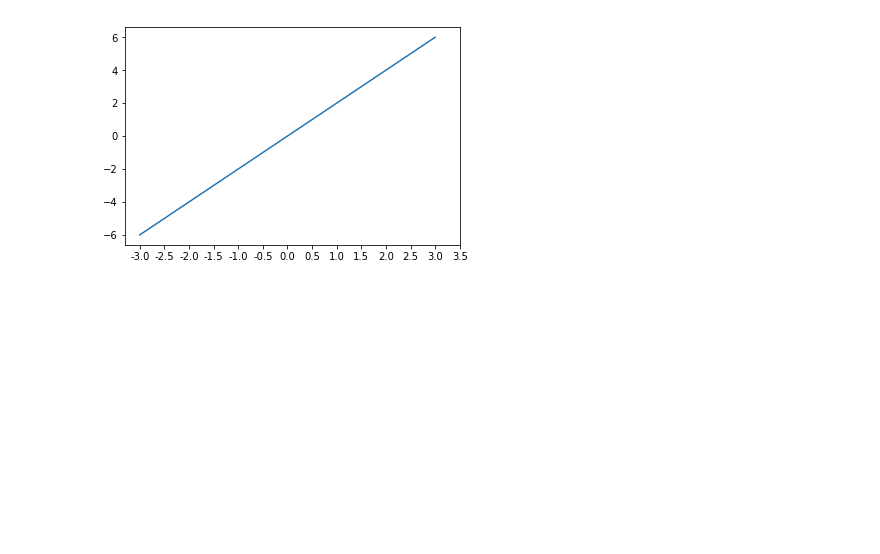
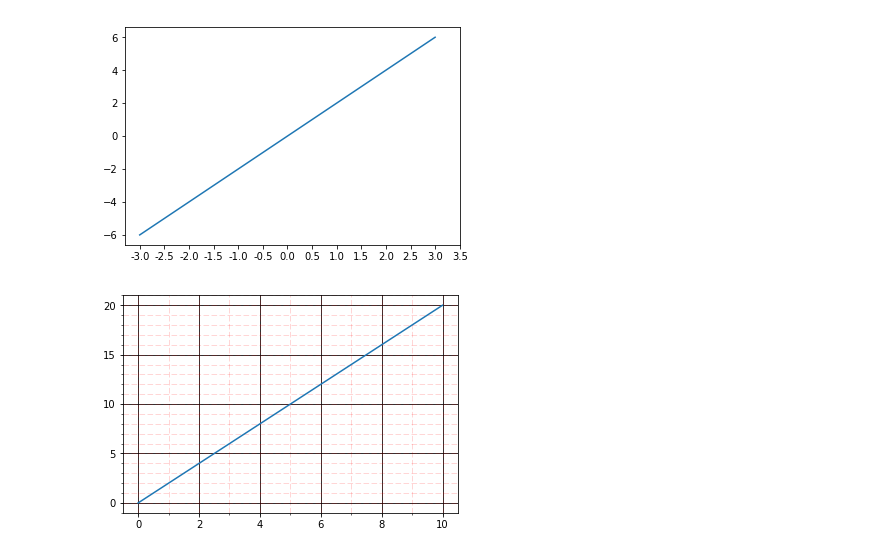
Before and after one commit to wklchris/Note-by-Jupyter, a Jupyter notebook: Python/Matplotlib.ipynb, the cells around one changed output. Drawn from its saved outputs; the diff is of its cells as text; code cells hidden in the pictures; blank space fills up the shorter version.

```diff
--- a/Python/Matplotlib.ipynb
+++ b/Python/Matplotlib.ipynb
@@ -334,3 +347,23 @@ ax.xaxis.set_major_formatter(ticker.FormatStrFormatter('%0.1f'))
 plt.show()
 # %% [output]
 [figure]
+# %%
+# 怎样设置主网格线和副网格线？以及两个轴向的网格线？
+from matplotlib . ticker import MultipleLocator , FormatStrFormatter
+x = np. linspace (0, 10, 100)
+y = 2*x
+plt.close('all')
+
+fig, ax = plt.subplots()
+ax.plot(x, y)
+ax.xaxis.set_major_locator(MultipleLocator(2))
+ax.yaxis.set_major_locator(MultipleLocator(5))
+ax.xaxis.set_minor_locator(MultipleLocator(1))
+ax.yaxis.set_minor_locator(MultipleLocator(1))
+ax.xaxis.set_major_formatter(FormatStrFormatter('%d'))
+ax.grid(which='major', linestyle='-', color='k')
+ax.grid(which='minor', linestyle='--', color='r', alpha=0.2)
+
+plt.show()
+# %% [output]
+[figure, added]
```
Also changed, not shown: parts of 6 cells of this notebook, 4 other files.
